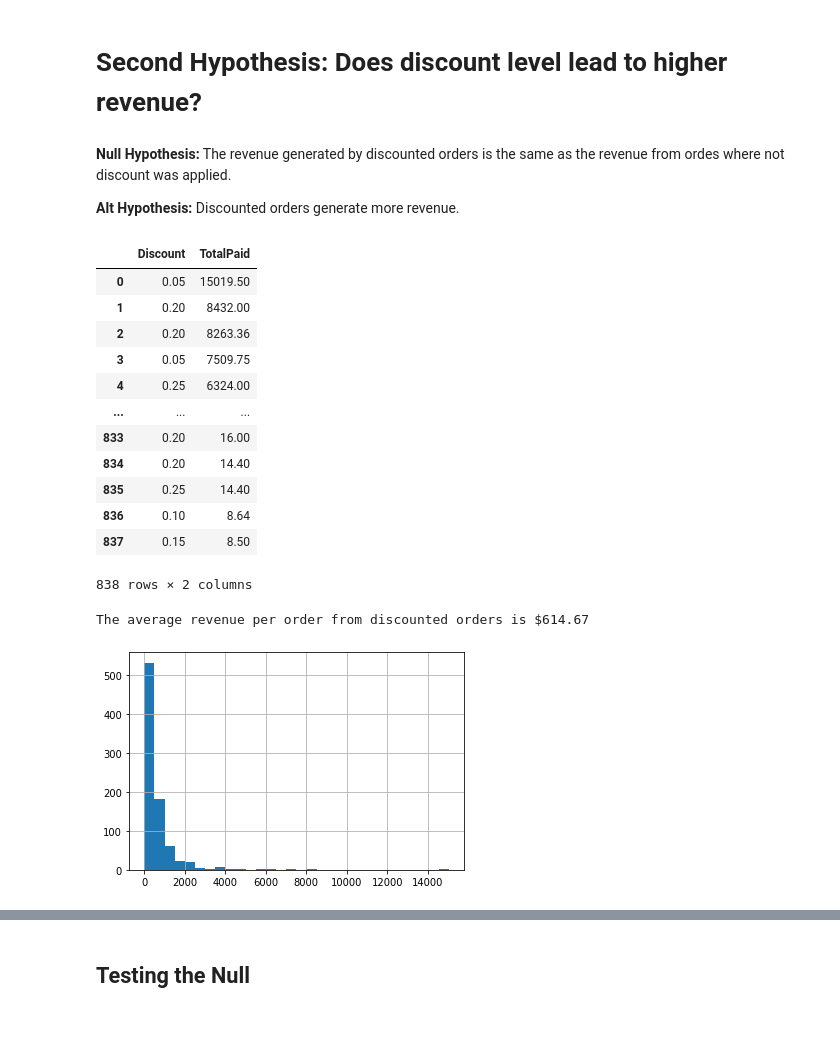
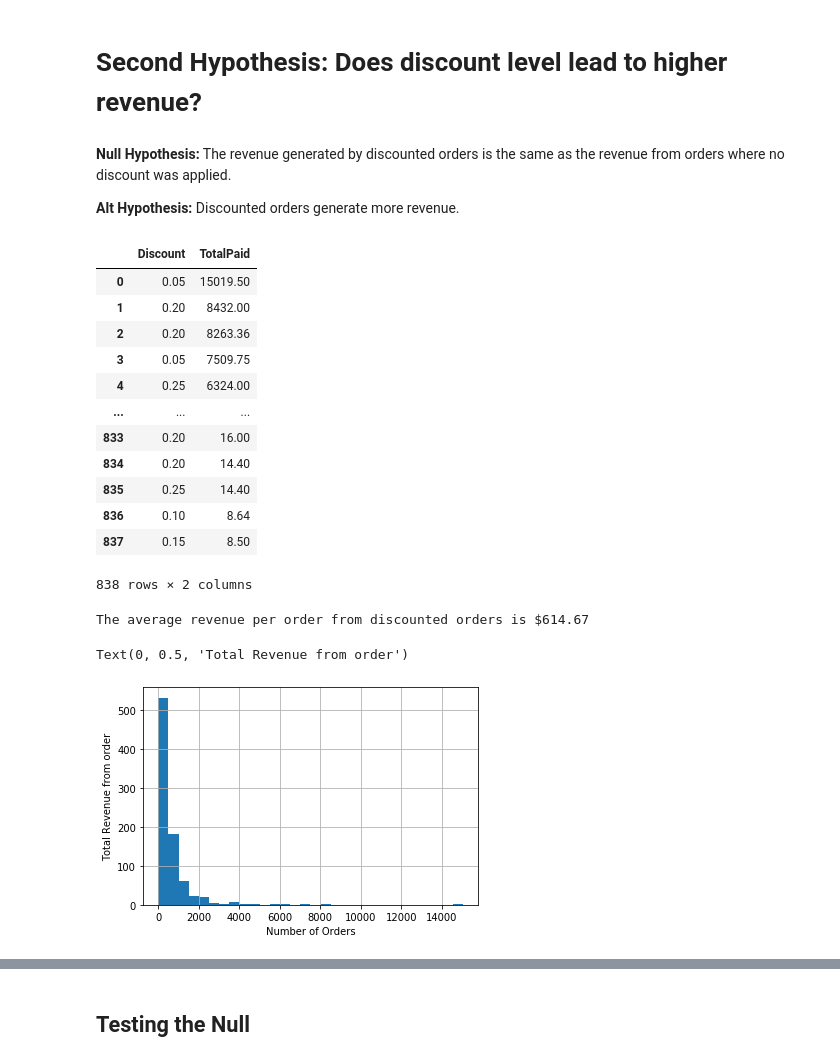
Before and after one commit to thekhan314/dsc-mod-3-project-online-ds-sp-000, a Jupyter notebook: KhanMod3ProjectMain.ipynb, the cells around one changed output, grey strips where cells are left out. Cells and saved outputs as stored; diff of their text form; code cells hidden in the pictures; blank space fills up the shorter version.

```diff
--- a/KhanMod3ProjectMain.ipynb
+++ b/KhanMod3ProjectMain.ipynb
@@ -364,7 +366,7 @@ It seems that discounts of 5,20, 15 and 25 percent have the most effect on quant
 # %% [markdown]
 # Second Hypothesis: Does discount level lead to higher revenue?
 # %% [markdown]
-<b> Null Hypothesis:</b> The revenue generated by discounted orders is the same as the revenue from ordes where not discount was applied.
+<b> Null Hypothesis:</b> The revenue generated by discounted orders is the same as the revenue from orders where no discount was applied.
 
 <b> Alt Hypothesis:</b> Discounted orders generate more revenue.
 # %%
@@ -376,34 +378,37 @@ q4= """
     JOIN Product ON OrderDetail.ProductId = Product.Id
     WHERE Discount !=0
     ORDER BY TotalPaid DESC
 
 
 """
 
 cursor = cur.execute(q4)
 names = [description[0] for description in cursor.description]
 df_totals_disc = pd.DataFrame(cursor.fetchall(),columns=names)
 display(df_totals_disc)
 df_totals_disc['TotalPaid'].hist(bins = 30)
 
 avg_paid_disc = round(df_totals_disc['TotalPaid'].mean(),2)
 print("The average revenue per order from discounted orders is ${}".format(avg_paid_disc))
+plt.xlabel('Number of Orders')
+plt.ylabel('Total Revenue from order')
 # %% [output]
 |  | Discount | TotalPaid |
 | 0 | 0.05 | 15019.50 |
 | 1 | 0.20 | 8432.00 |
 | 2 | 0.20 | 8263.36 |
 | 3 | 0.05 | 7509.75 |
 | 4 | 0.25 | 6324.00 |
 | ... | ... | ... |
 | 833 | 0.20 | 16.00 |
 | 834 | 0.20 | 14.40 |
 | 835 | 0.25 | 14.40 |
 | 836 | 0.10 | 8.64 |
 | 837 | 0.15 | 8.50 |
 838 rows × 2 columns
 The average revenue per order from discounted orders is $614.67
+Text(0, 0.5, 'Total Revenue from order')
-[figure, old version]
+[figure, new version]
 # %%
 q5= """
     SELECT
```
Also changed, not shown: parts of 7 cells of this notebook, 11 other files.
